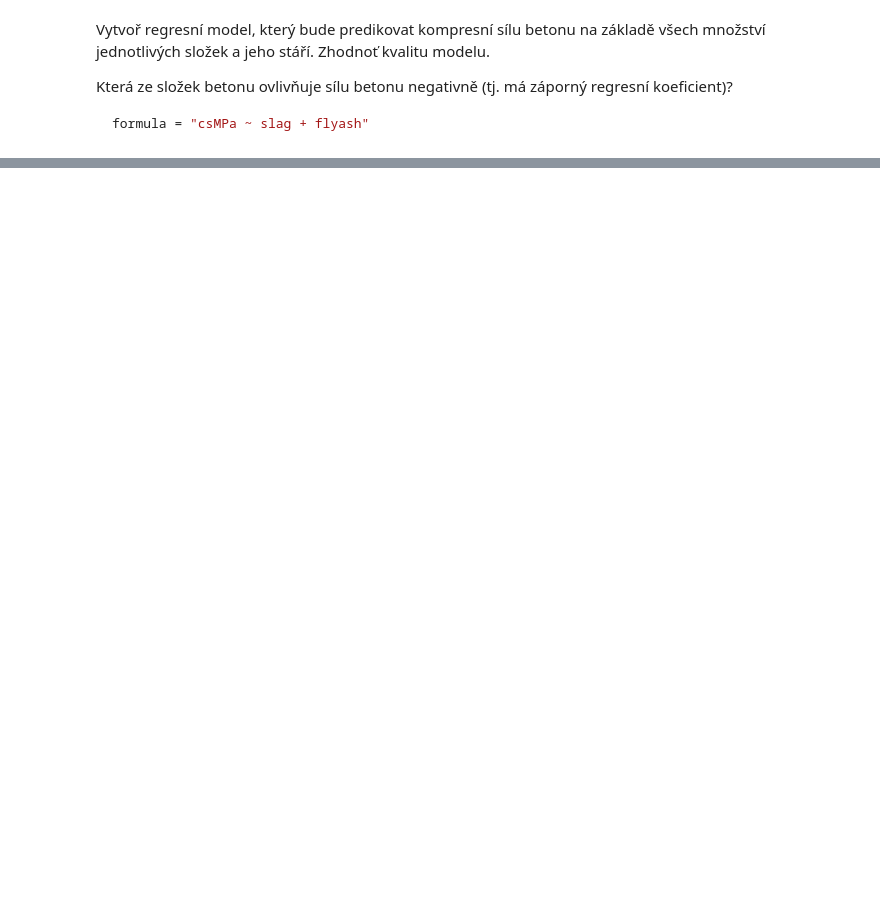
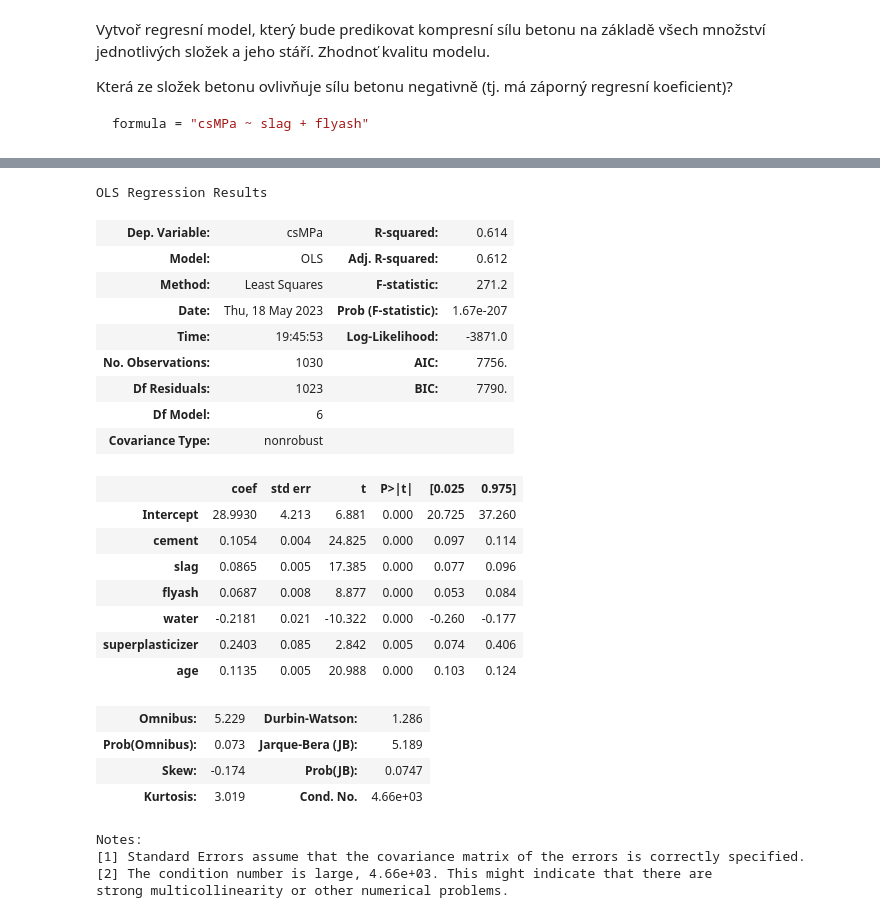
Before and after one commit to AnetaPopelova/czechitas-python-for-data-science, a Jupyter notebook: lekce-07/excs/kvalita-betonu.ipynb, the cells around one changed output, grey strips where cells are left out. Drawn from its saved outputs; the diff is of its cells as text; code cells hidden in the pictures; blank space fills up the shorter version.

```diff
--- a/lekce-07/excs/kvalita-betonu.ipynb
+++ b/lekce-07/excs/kvalita-betonu.ipynb
@@ -84,3 +119,35 @@ Notes:
 [1] Standard Errors assume that the covariance matrix of the errors is correctly specified.
 [2] The condition number is large, 1.06e+05. This might indicate that there are
 strong multicollinearity or other numerical problems.
+# %%
+formula = "csMPa ~ cement + slag  + flyash + water + superplasticizer + age"
+mod = smf.ols(formula=formula, data=data)
+res = mod.fit()
+res.summary()
+# %% [output]
+OLS Regression Results
+| Dep. Variable: | csMPa | R-squared: | 0.614 |
+| Model: | OLS | Adj. R-squared: | 0.612 |
+| Method: | Least Squares | F-statistic: | 271.2 |
+| Date: | Thu, 18 May 2023 | Prob (F-statistic): | 1.67e-207 |
+| Time: | 19:45:53 | Log-Likelihood: | -3871.0 |
+| No. Observations: | 1030 | AIC: | 7756. |
+| Df Residuals: | 1023 | BIC: | 7790. |
+| Df Model: | 6 |  |  |
+| Covariance Type: | nonrobust |  |  |
+|  | coef | std err | t | P>|t| | [0.025 | 0.975] |
+| Intercept | 28.9930 | 4.213 | 6.881 | 0.000 | 20.725 | 37.260 |
+| cement | 0.1054 | 0.004 | 24.825 | 0.000 | 0.097 | 0.114 |
+| slag | 0.0865 | 0.005 | 17.385 | 0.000 | 0.077 | 0.096 |
+| flyash | 0.0687 | 0.008 | 8.877 | 0.000 | 0.053 | 0.084 |
+| water | -0.2181 | 0.021 | -10.322 | 0.000 | -0.260 | -0.177 |
+| superplasticizer | 0.2403 | 0.085 | 2.842 | 0.005 | 0.074 | 0.406 |
+| age | 0.1135 | 0.005 | 20.988 | 0.000 | 0.103 | 0.124 |
+| Omnibus: | 5.229 | Durbin-Watson: | 1.286 |
+| Prob(Omnibus): | 0.073 | Jarque-Bera (JB): | 5.189 |
+| Skew: | -0.174 | Prob(JB): | 0.0747 |
+| Kurtosis: | 3.019 | Cond. No. | 4.66e+03 |
+Notes:
+[1] Standard Errors assume that the covariance matrix of the errors is correctly specified.
+[2] The condition number is large, 4.66e+03. This might indicate that there are
+strong multicollinearity or other numerical problems.
```
Also changed, not shown: parts of 5 cells of this notebook.
